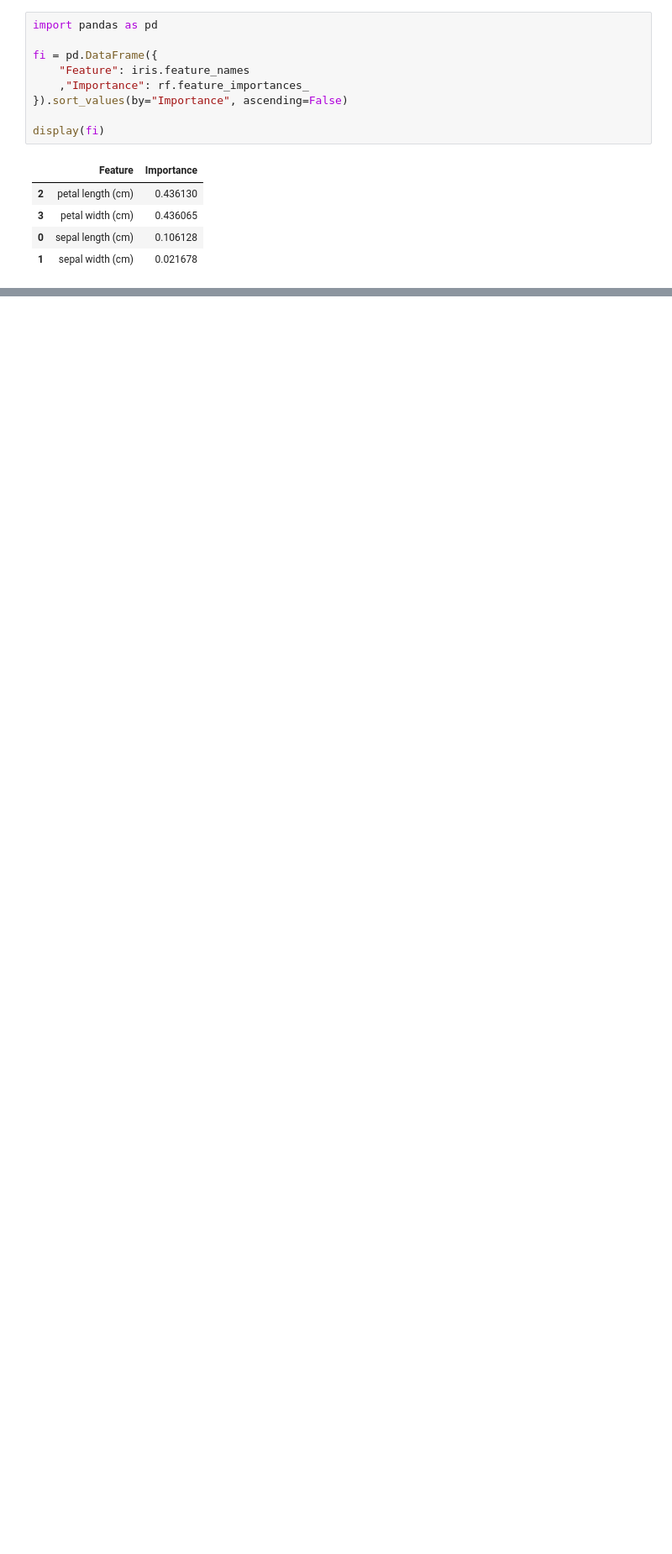
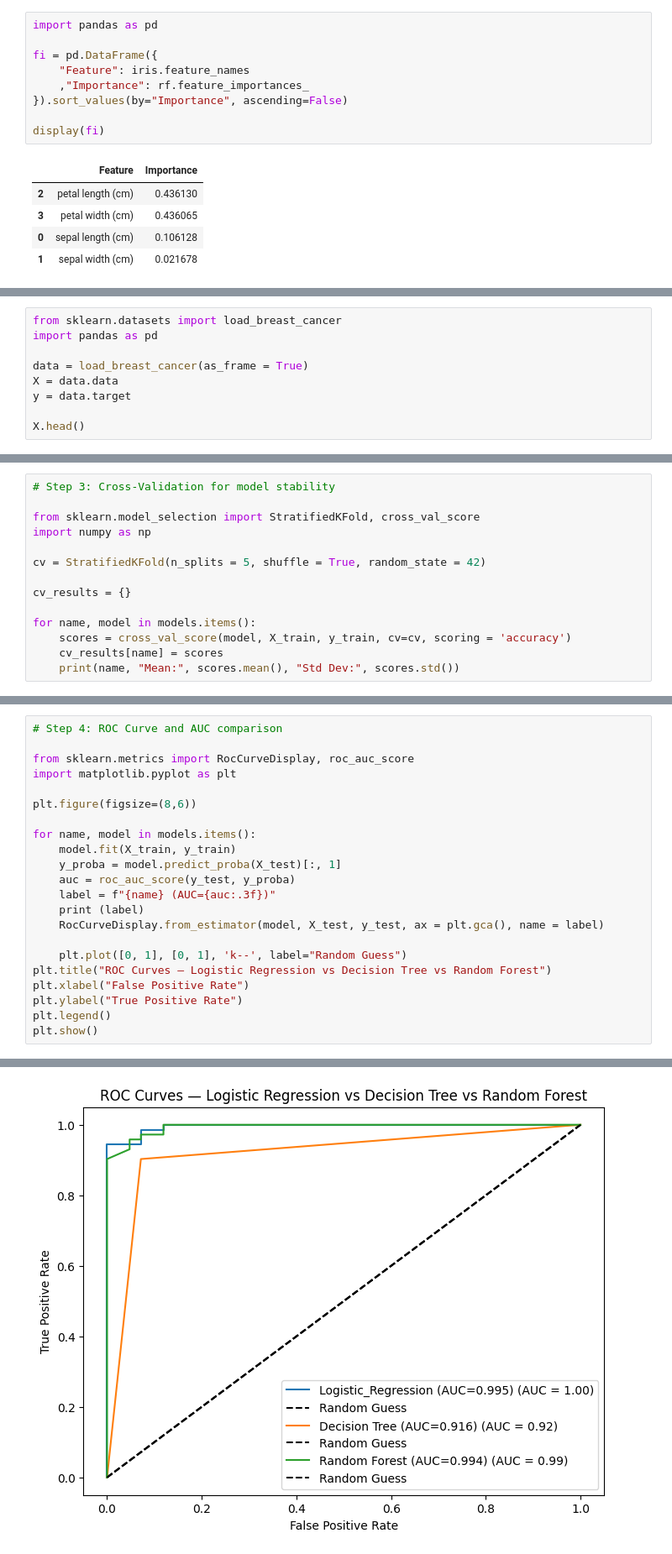
Before and after one commit to gokulsukesan/ai-solution-architect-transition, a Jupyter notebook: month1_core_ml/notebooks/ml_basics.ipynb, the cells around one changed output, grey strips where cells are left out. Shown: that part at 84% size. Cells and saved outputs as stored; diff of their text form; blank space fills up the shorter version.

```diff
--- a/month1_core_ml/notebooks/ml_basics.ipynb
+++ b/month1_core_ml/notebooks/ml_basics.ipynb
@@ -409,0 +414,9 @@ plt.show()
+# %%
+from sklearn.datasets import load_breast_cancer
+import pandas as pd
+
+data = load_breast_cancer(as_frame = True)
+X = data.data
+y = data.target
+
+X.head()
@@ -409,0 +470,14 @@ plt.show()
+# %%
+# Step 3: Cross-Validation for model stability
+
+from sklearn.model_selection import StratifiedKFold, cross_val_score
+import numpy as np
+
+cv = StratifiedKFold(n_splits = 5, shuffle = True, random_state = 42)
+
+cv_results = {}
+
+for name, model in models.items():
+    scores = cross_val_score(model, X_train, y_train, cv=cv, scoring = 'accuracy')
+    cv_results[name] = scores
+    print(name, "Mean:", scores.mean(), "Std Dev:", scores.std())
@@ -409,0 +488,23 @@ plt.show()
+# %%
+# Step 4: ROC Curve and AUC comparison
+
+from sklearn.metrics import RocCurveDisplay, roc_auc_score
+import matplotlib.pyplot as plt
+
+plt.figure(figsize=(8,6))
+
+for name, model in models.items():
+    model.fit(X_train, y_train)
+    y_proba = model.predict_proba(X_test)[:, 1]
+    auc = roc_auc_score(y_test, y_proba)
+    label = f"{name} (AUC={auc:.3f})"
+    print (label)
+    RocCurveDisplay.from_estimator(model, X_test, y_test, ax = plt.gca(), name = label)
+
+    plt.plot([0, 1], [0, 1], 'k--', label="Random Guess")
+plt.title("ROC Curves — Logistic Regression vs Decision Tree vs Random Forest")
+plt.xlabel("False Positive Rate")
+plt.ylabel("True Positive Rate")
+plt.legend()
+plt.show()
+# %% [output]
@@ -409,0 +514 @@ plt.show()
+[figure, added]
```
Also changed, not shown: parts of 8 cells of this notebook.
